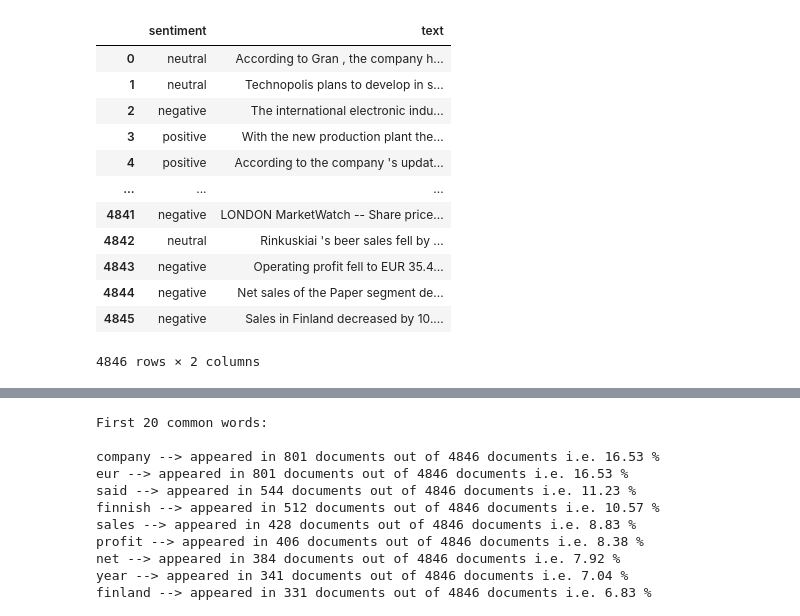
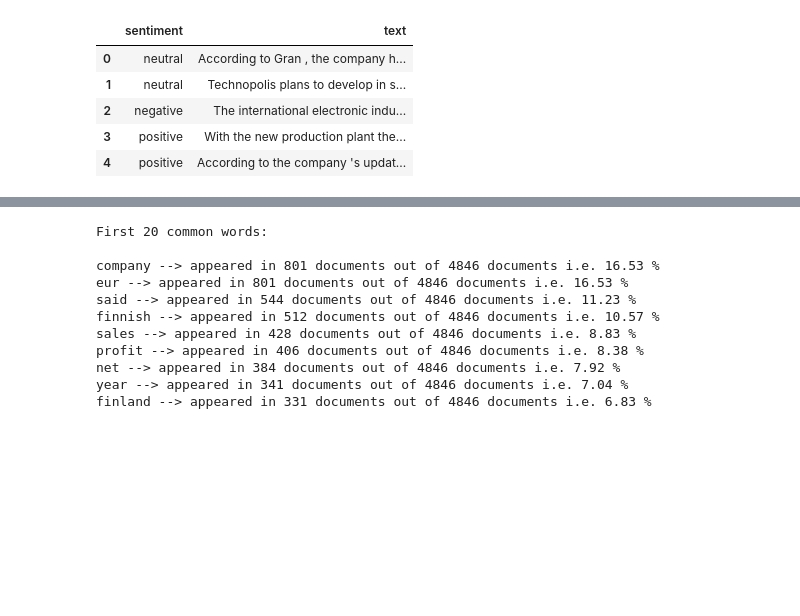
Before and after one commit to isaaccs/sentiment-analysis-for-financial-news, a Jupyter notebook: sentiment_analysis_for_financial_news.ipynb, the cells around one changed output, grey strips where cells are left out. Drawn from its saved outputs; the diff is of its cells as text; code cells hidden in the pictures; blank space fills up the shorter version.

```diff
--- a/sentiment_analysis_for_financial_news.ipynb
+++ b/sentiment_analysis_for_financial_news.ipynb
@@ -21,18 +37,11 @@ url='https://raw.githubusercontent.com/isaaccs/sentiment-analysis-for-financial-
 data=pd.read_csv(url, encoding="cp1252",header=None)
 # %%
 data.columns = ['sentiment','text']
-data
+data.head()
 # %% [output]
 |  | sentiment | text |
 | 0 | neutral | According to Gran , the company h... |
 | 1 | neutral | Technopolis plans to develop in s... |
 | 2 | negative | The international electronic indu... |
 | 3 | positive | With the new production plant the... |
 | 4 | positive | According to the company 's updat... |
-| ... | ... | ... |
-| 4841 | negative | LONDON MarketWatch -- Share price... |
-| 4842 | neutral | Rinkuskiai 's beer sales fell by ... |
-| 4843 | negative | Operating profit fell to EUR 35.4... |
-| 4844 | negative | Net sales of the Paper segment de... |
-| 4845 | negative | Sales in Finland decreased by 10.... |
-4846 rows × 2 columns
```
Also changed, not shown: parts of 25 cells of this notebook.
